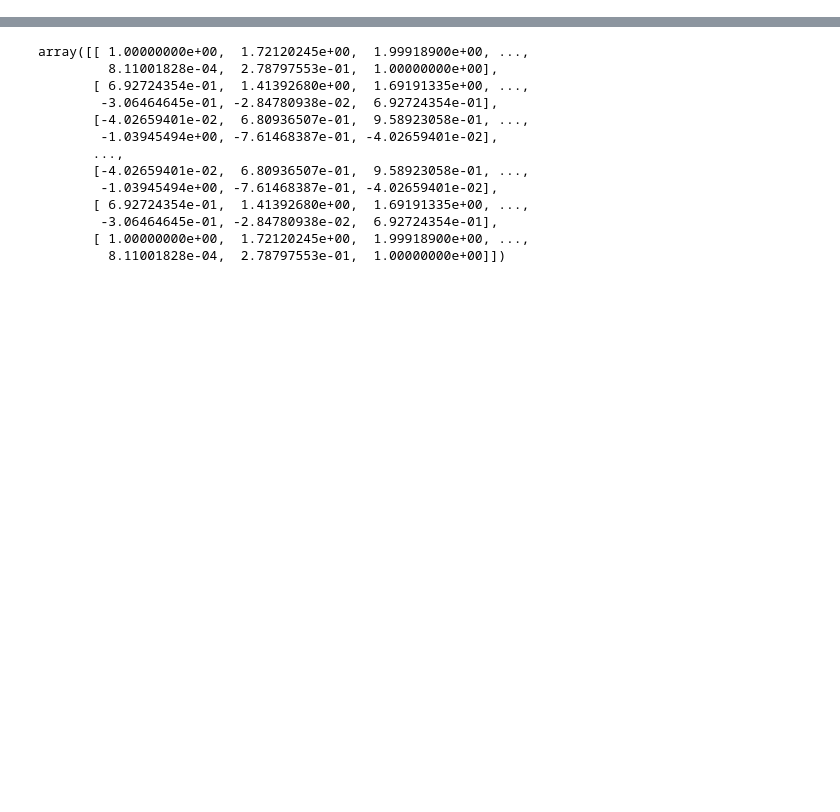
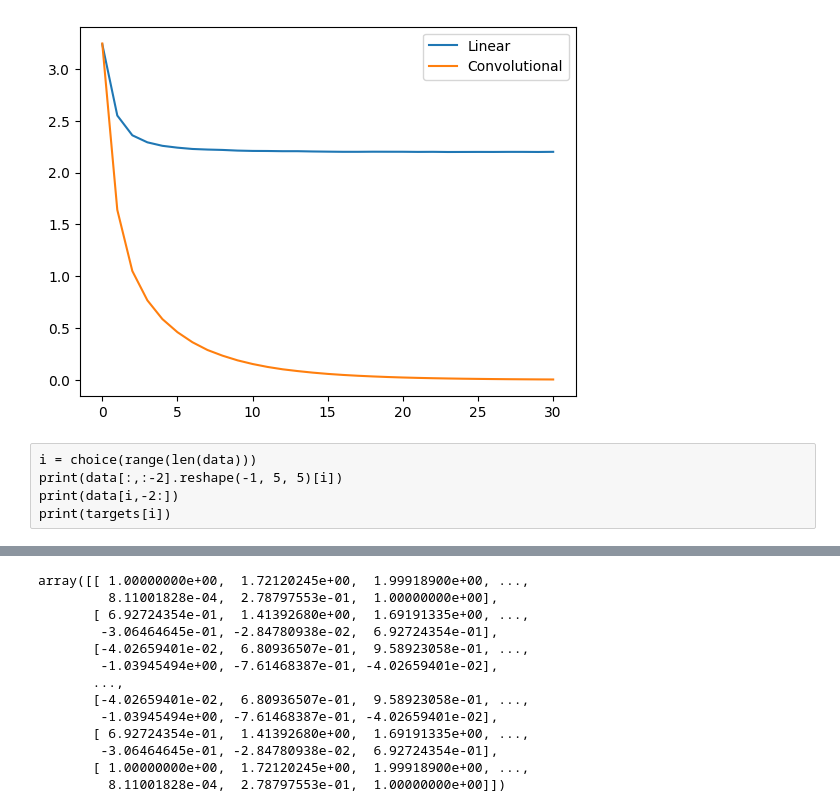
Before and after one commit to ChackMociute/Master-Thesis, a Jupyter notebook: test.ipynb, the cells around one changed output, grey strips where cells are left out. Drawn from its saved outputs; the diff is of its cells as text; code cells hidden in the pictures; blank space fills up the shorter version.

```diff
--- a/test.ipynb
+++ b/test.ipynb
@@ -3,0 +112,34 @@ import matplotlib.pyplot as plt
+# %%
+x, y = 5, 5
+size = 100000
+bs = 256
+EPOCHS = 30
+# %%
+perceptron = nn.Linear(x * y + 2, x * y).to(device)
+conv = nn.Sequential(
+    nn.Conv2d(3, 1, 3, stride=1),
+    nn.Flatten()
+).to(device)
+
+optim_p = Adam([p for p in perceptron.parameters()], lr=3e-3)
+optim_c = Adam([p for p in conv.parameters()], lr=3e-3)
+criterion = nn.CrossEntropyLoss()
+# %%
+data, targets = generate_data(x, y, size=size)
+losses_c = [evaluate(conv, x, y)] + [l for l in train(conv, optim_c, data, targets, EPOCHS, x, y, bs)]
+# %%
+data, targets = generate_data(x, y, size=size, net_type='lin')
+losses_l = [evaluate(perceptron, x, y, net_type='lin')] + \
+           [l for l in train(perceptron, optim_p, data, targets, EPOCHS, x, y, bs, 'lin')]
+# %%
+plt.plot(losses_l, label="Linear")
+plt.plot(losses_c, label="Convolutional")
+plt.legend()
+plt.show()
+# %% [output]
+[figure, added]
+# %% [raw]
+i = choice(range(len(data)))
+print(data[:,:-2].reshape(-1, 5, 5)[i])
+print(data[i,-2:])
+print(targets[i])
```
Also changed, not shown: parts of 9 cells of this notebook, 4 other files.
